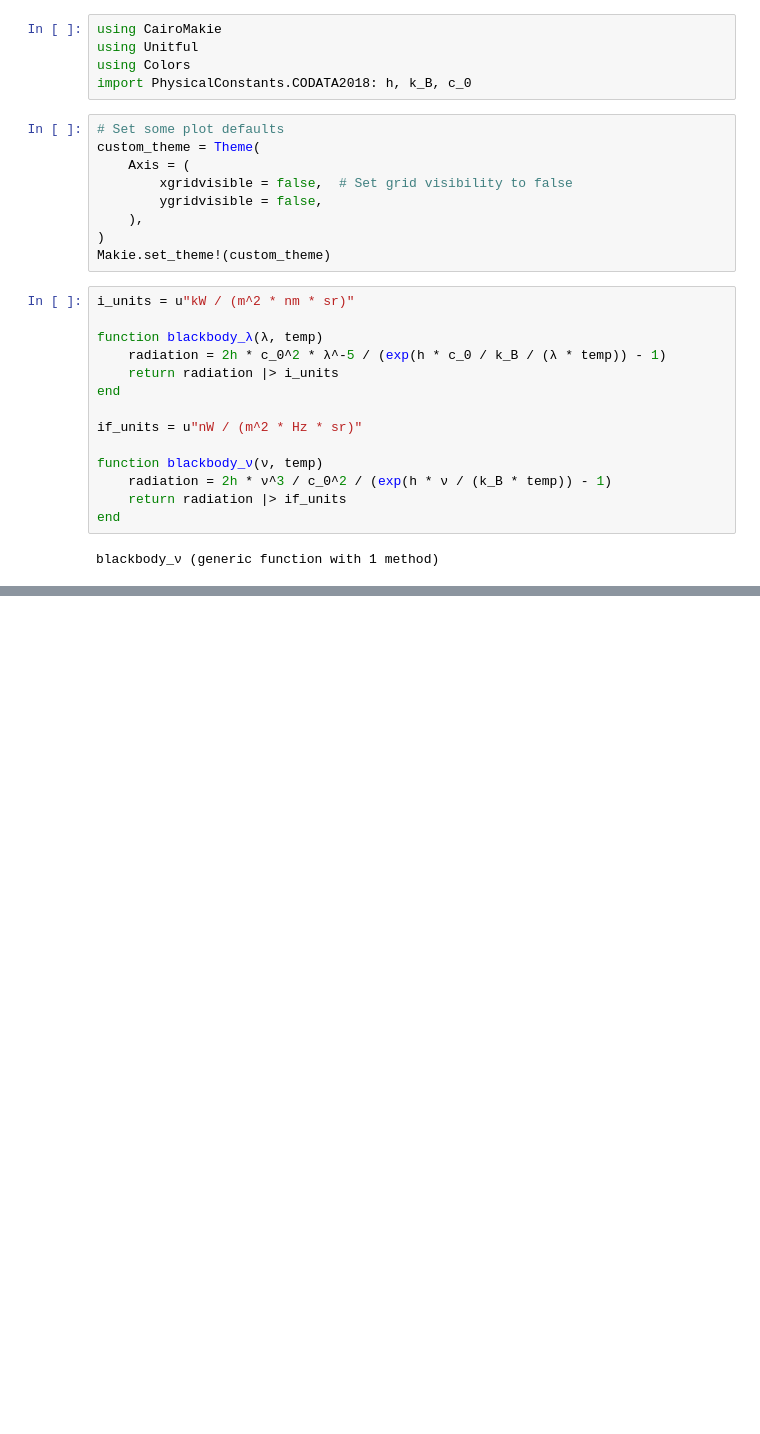
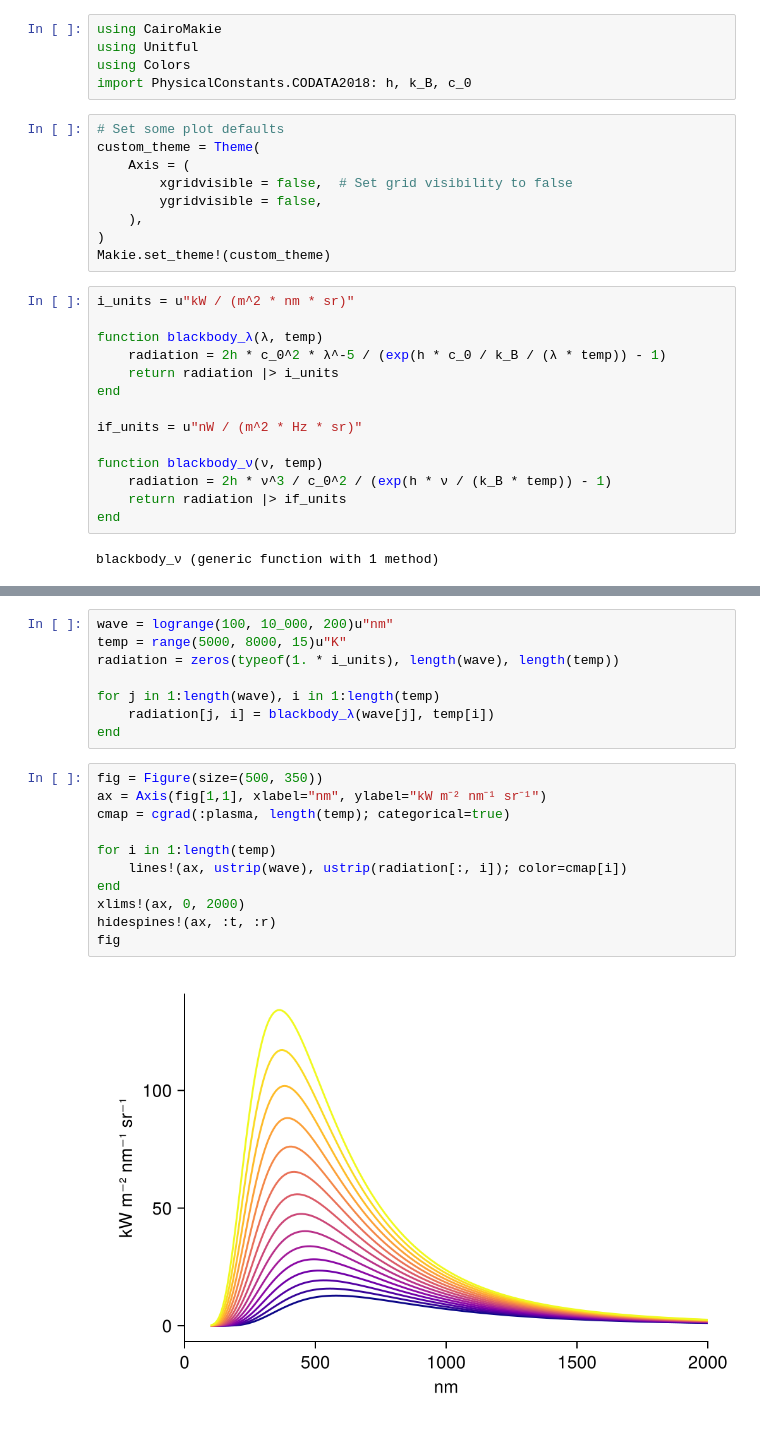
Before and after one commit to tiagopereira/ast4310, a Jupyter notebook: notebooks/lectures/lecture6.ipynb, the cells around one changed output, grey strips where cells are left out. Cells and saved outputs as stored; diff of their text form; blank space fills up the shorter version.

```diff
--- a/notebooks/lectures/lecture6.ipynb
+++ b/notebooks/lectures/lecture6.ipynb
@@ -30,0 +41,21 @@ blackbody_ν (generic function with 1 method)
+# %%
+wave = logrange(100, 10_000, 200)u"nm"
+temp = range(5000, 8000, 15)u"K"
+radiation = zeros(typeof(1. * i_units), length(wave), length(temp))
+
+for j in 1:length(wave), i in 1:length(temp)
+    radiation[j, i] = blackbody_λ(wave[j], temp[i])
+end
+# %%
+fig = Figure(size=(500, 350))
+ax = Axis(fig[1,1], xlabel="nm", ylabel="kW m⁻² nm⁻¹ sr⁻¹")
+cmap = cgrad(:plasma, length(temp); categorical=true)
+
+for i in 1:length(temp)
+    lines!(ax, ustrip(wave), ustrip(radiation[:, i]); color=cmap[i])
+end
+xlims!(ax, 0, 2000)
+hidespines!(ax, :t, :r)
+fig
+# %% [output]
+[figure, added]
```
Also changed, not shown: parts of 3 cells of this notebook.
